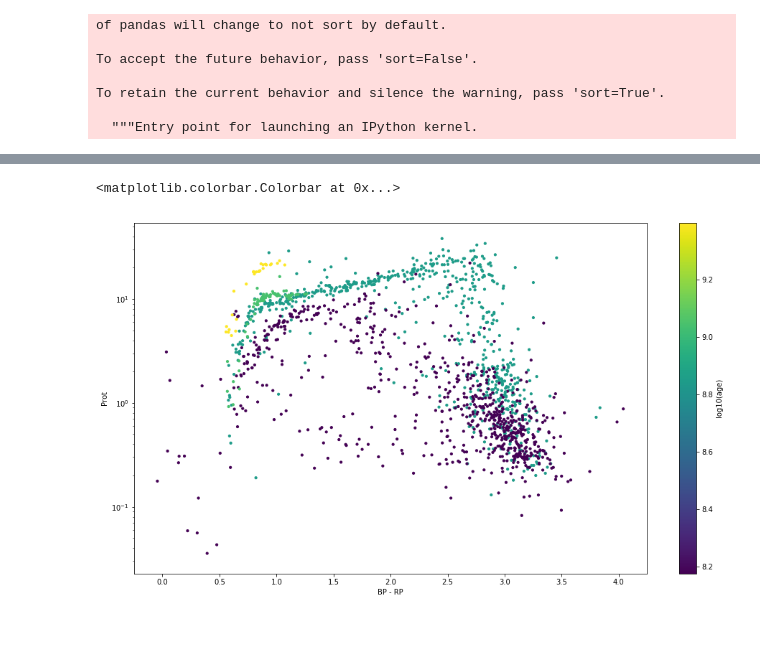
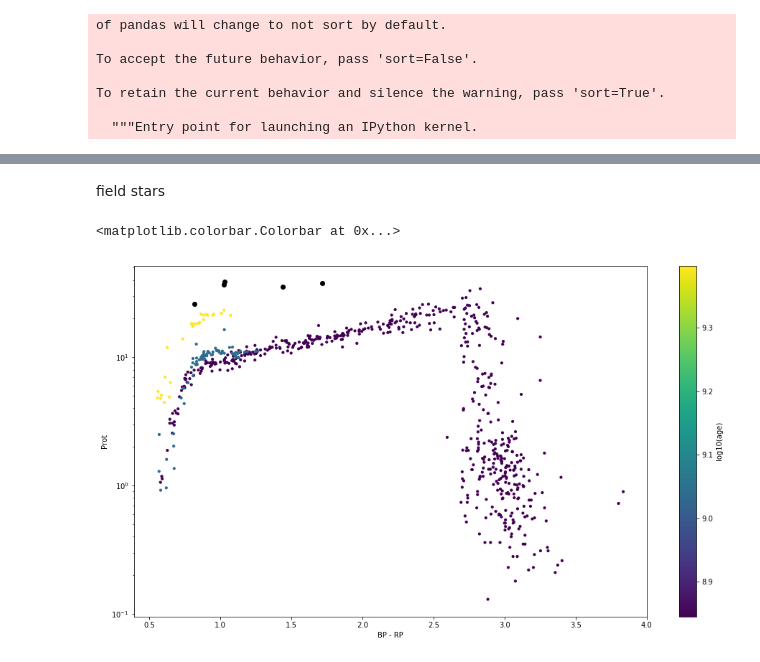
Before and after one commit to RuthAngus/gpyro, a Jupyter notebook: code/Data_management.ipynb, the cells around one changed output, grey strips where cells are left out. Cells and saved outputs as stored; diff of their text form; code cells hidden in the pictures; blank space fills up the shorter version.

```diff
--- a/code/Data_management.ipynb
+++ b/code/Data_management.ipynb
@@ -61,0 +112,4 @@ Text(0, 0.5, 'Prot')
+# %%
+print(np.shape(pr_clipped), np.shape(pr_gaia))
+pr_clipped_gaia = pd.merge(pr_clipped, pr_gaia, on="bprp", how="left")
+print(np.shape(pr_clipped_gaia))
@@ -167,7 +224,7 @@ plt.ylabel("Prot")
 Text(0, 0.5, 'Prot')
 [figure]
 # %%
-df = pd.concat([pr_gaia, pl_gaia, hy_gaia, n11_gaia, n19_gaia])
+df = pd.concat([pr_clipped_gaia, pl_gaia, hy_gaia, n11_gaia, n19_gaia])
 # df = pd.concat([n11_gaia, n19_gaia])
 
 np.shape(df)
@@ -180,3 +237,11 @@ To accept the future behavior, pass 'sort=False'.
 To retain the current behavior and silence the warning, pass 'sort=True'.
 
   """Entry point for launching an IPython kernel.
+# %%
+m = df.age_gyr.values > .5
+plt.figure(figsize=(16, 9))
+plt.scatter(df.bprp[m], df.period[m], c=np.log10(1e9*df.age_gyr[m]), s=10)
+plt.yscale("log")
+plt.xlabel("BP - RP")
+plt.ylabel("Prot")
+plt.colorbar(label="log10(age)")
@@ -183,10 +251,31 @@ To retain the current behavior and silence the warning, pass 'sort=True'.
+# %% [markdown]
+field stars
+# %%
+# Alpha Cen B, 94 Aqr B, 61 Cyg A, 61 Cyg B, Sun
+f_teff = np.array([5178, 5168, 4374, 4044, 4577])
+f_logg = np.array([4.56, 4.59, np.nan, np.nan, 4.44])
+f_feh = np.array([0.23, 0.22, -0.33, -0.33, 0.])
+f_age = np.array([6., 6.2, 6., 6., 4.56])
+f_age_err = np.array([1., 0.4, 1., 1., .001])
+f_prot = np.array([37., 38.9, 35.3, 37.8, 26.])
+f_prot_err = np.array([1.5, 1.9, .05*35.3, .05*37.8, 1.])
+f_bprp = np.array([1.026, 1.030, 1.441, 1.719, .82])
+
+field = pd.DataFrame(dict({"teff": f_teff,
+                           "feh": f_feh,
+                           "age": f_age,
+                           "age_err": f_age_err,
+                           "prot": f_prot,
+                           "prot_err": f_prot_err,
+                            }))
 # %%
 plt.figure(figsize=(16, 9))
-plt.scatter(df.bprp, df.period, c=np.log10(1e9*df.age_gyr), s=10)
+plt.scatter(df.bprp[m], df.period[m], c=np.log10(1e9*df.age_gyr[m]), s=10)
+plt.plot(f_bprp, f_prot, "ko")
 plt.yscale("log")
 plt.xlabel("BP - RP")
 plt.ylabel("Prot")
 plt.colorbar(label="log10(age)")
 # %% [output]
 <matplotlib.colorbar.Colorbar at 0x...>
-[figure, old version]
+[figure, new version]
```
Also changed, not shown: parts of 12 cells of this notebook.
